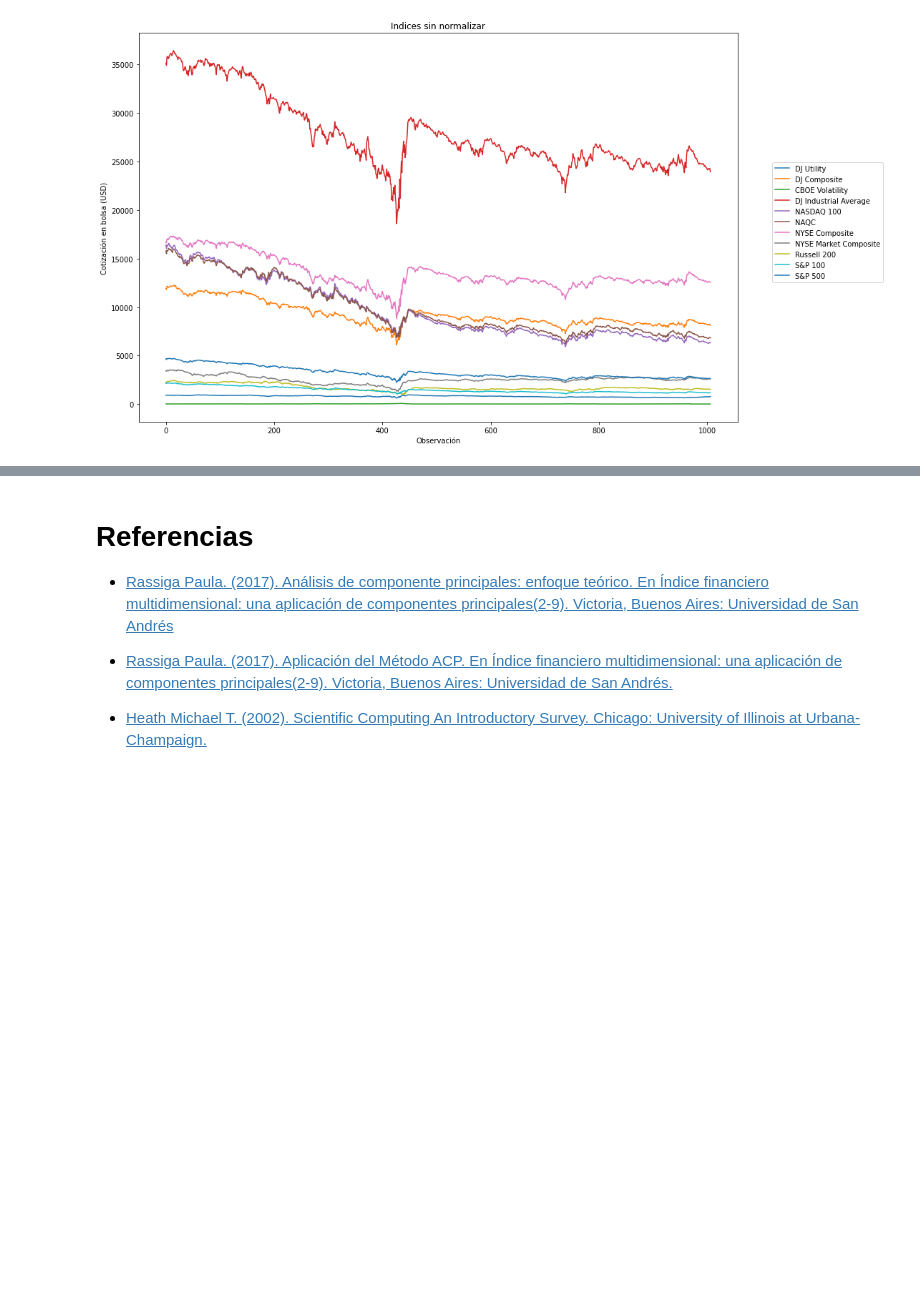
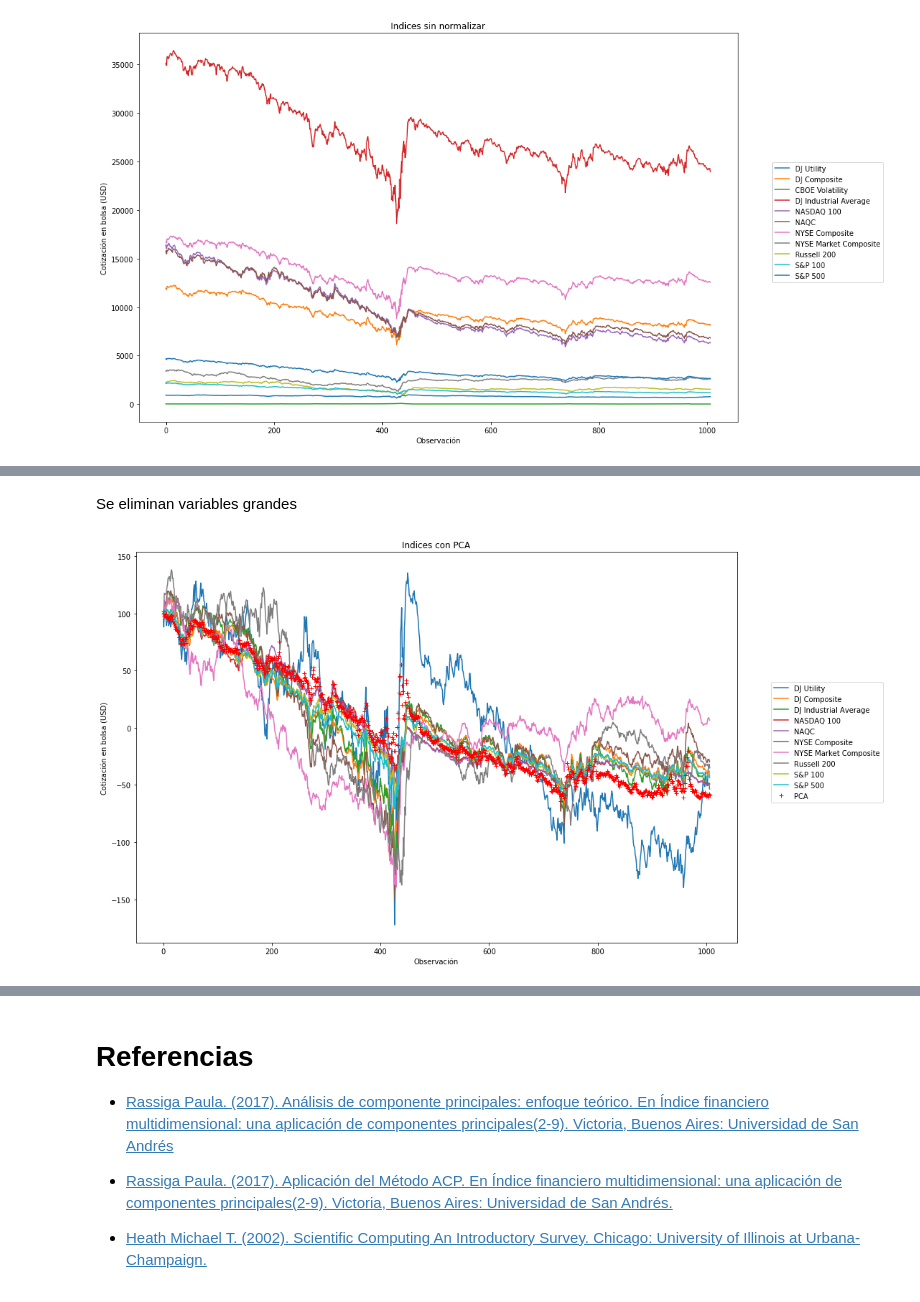
Before and after one commit to kennyldc/proyecto_final_opt21_eq8, a Jupyter notebook: trabajo_final_equipo_8.ipynb, the cells around one changed output, grey strips where cells are left out. Drawn from its saved outputs; the diff is of its cells as text; code cells hidden in the pictures; blank space fills up the shorter version.

```diff
--- a/trabajo_final_equipo_8.ipynb
+++ b/trabajo_final_equipo_8.ipynb
@@ -115,0 +184,9 @@ graficas_sin_normalizar(indices)
+# %% [markdown]
+Se eliminan variables grandes
+# %%
+plt.figure(figsize=(15, 10))
+indices_norm_2=indices_norm.drop(columns={'CBOE Volatility'})
+
+graficas_PCA(indices_norm_2)
+# %% [output]
+[figure, added]
```
Also changed, not shown: parts of 17 cells of this notebook.
